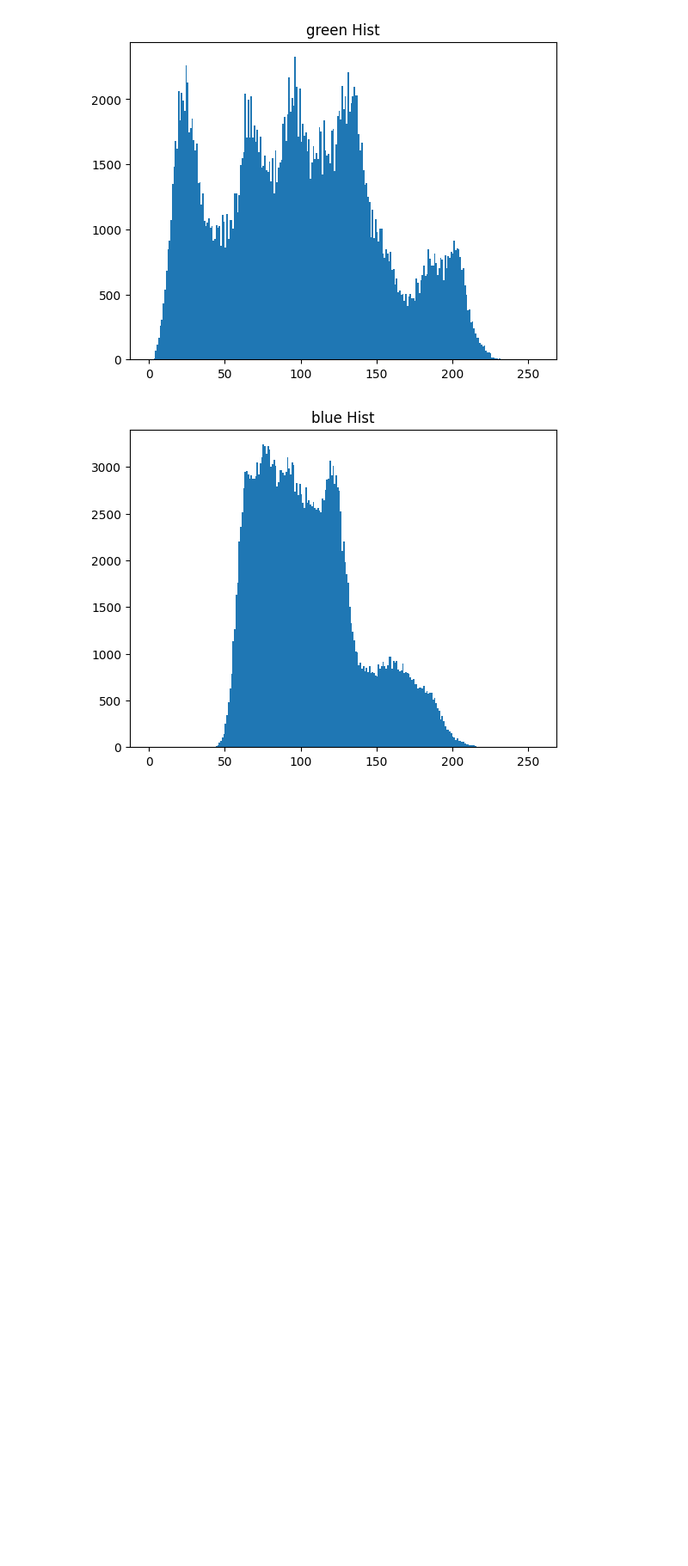
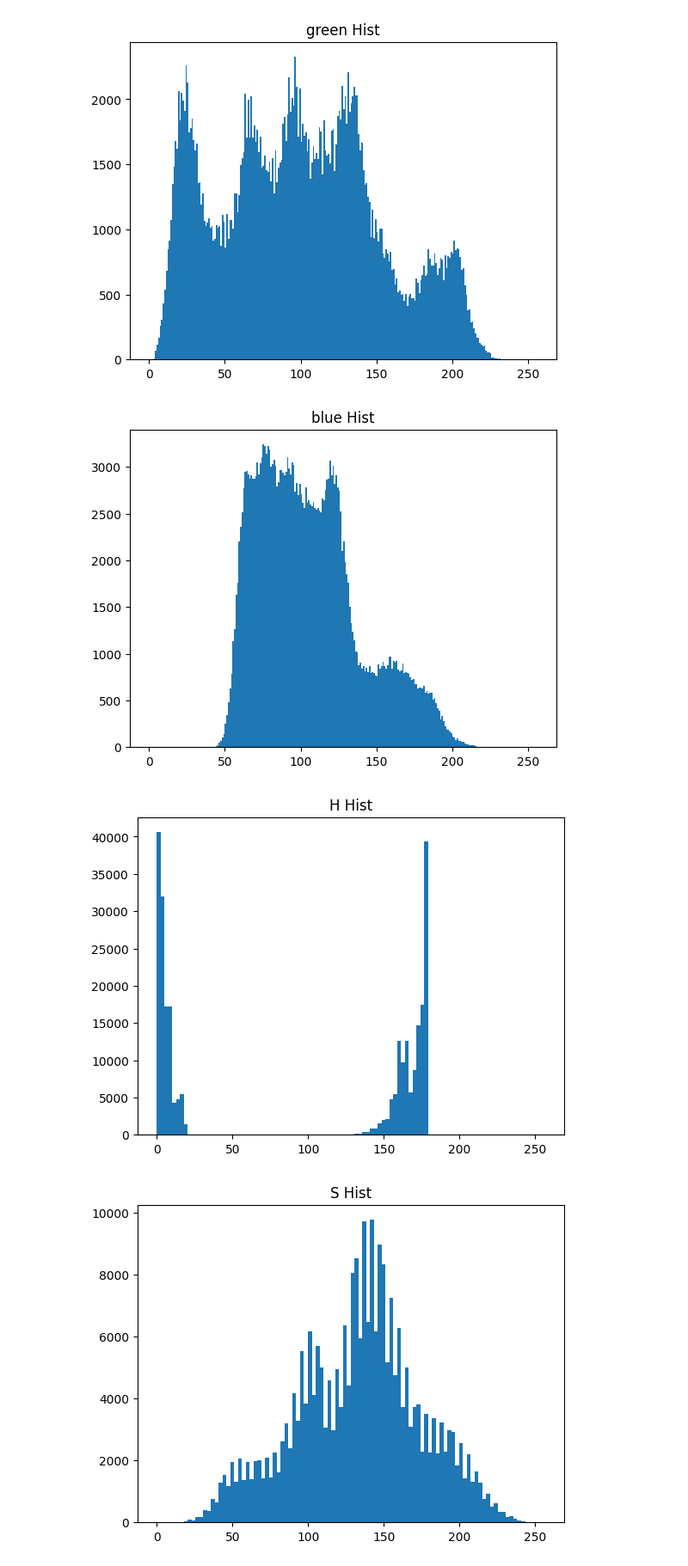
Before and after one commit to xwy-bit/Course006205, a Jupyter notebook: experiment-02/exp2.ipynb, the cells around one changed output. Shown at 86% size. Cells and saved outputs as stored; diff of their text form; code cells hidden in the pictures; blank space fills up the shorter version.

```diff
--- a/experiment-02/exp2.ipynb
+++ b/experiment-02/exp2.ipynb
@@ -159,3 +172,13 @@ for index, color in enumerate(colors):
 [figure]
 [figure]
 [figure]
+# %%
+colors = ['H', 'S', 'V']
+imgHSV = cv2.cvtColor(imgScr,cv2.COLOR_BGR2HSV)
+for index ,color in enumerate(colors):
+    plt.hist(imgHSV[:,:,index].ravel(),100,[0,256])
+    plt.title(f'{colors[index]} Hist')
+    plt.show()
+# %% [output]
+[figure, added]
+[figure, added]
```
Also changed, not shown: parts of 4 cells of this notebook.
